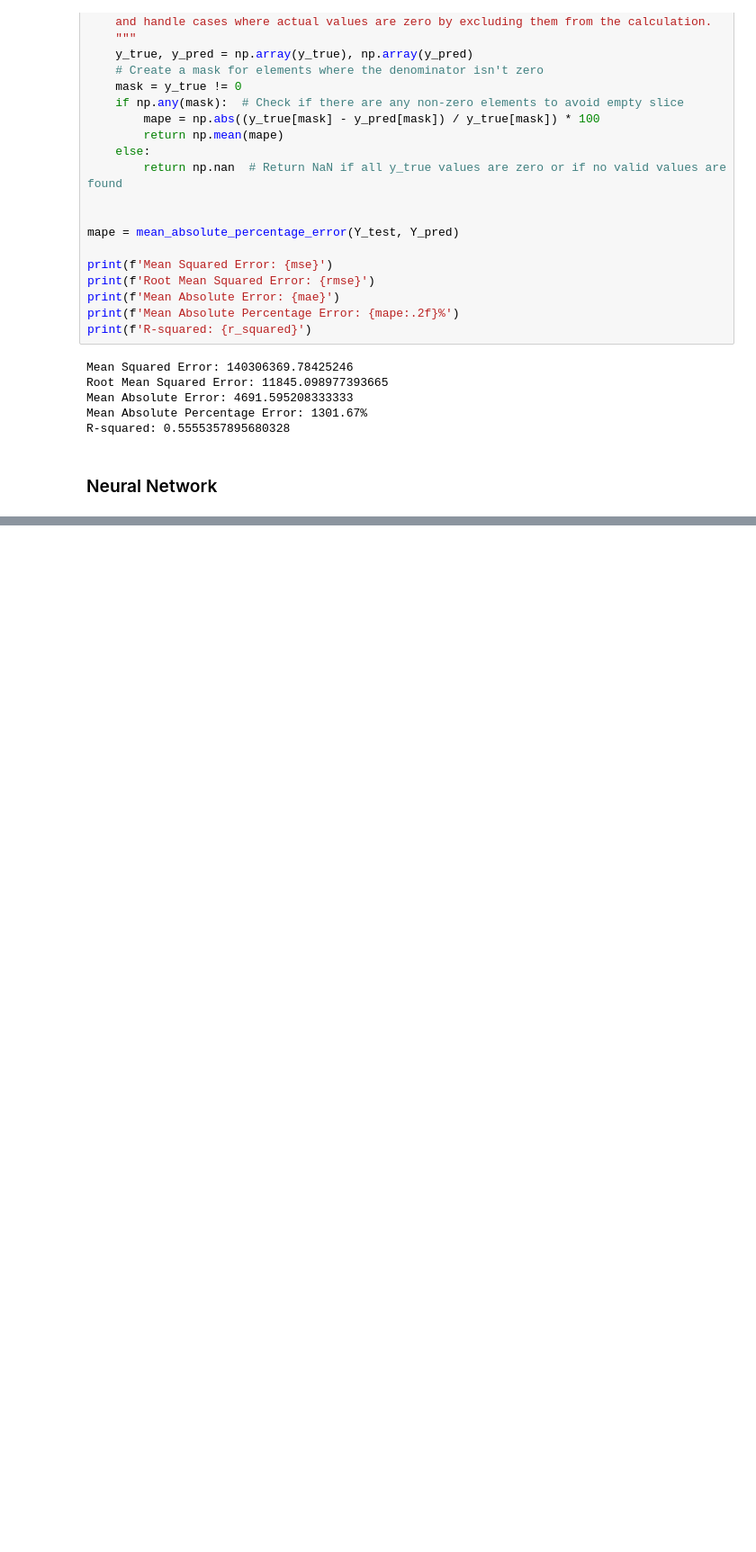
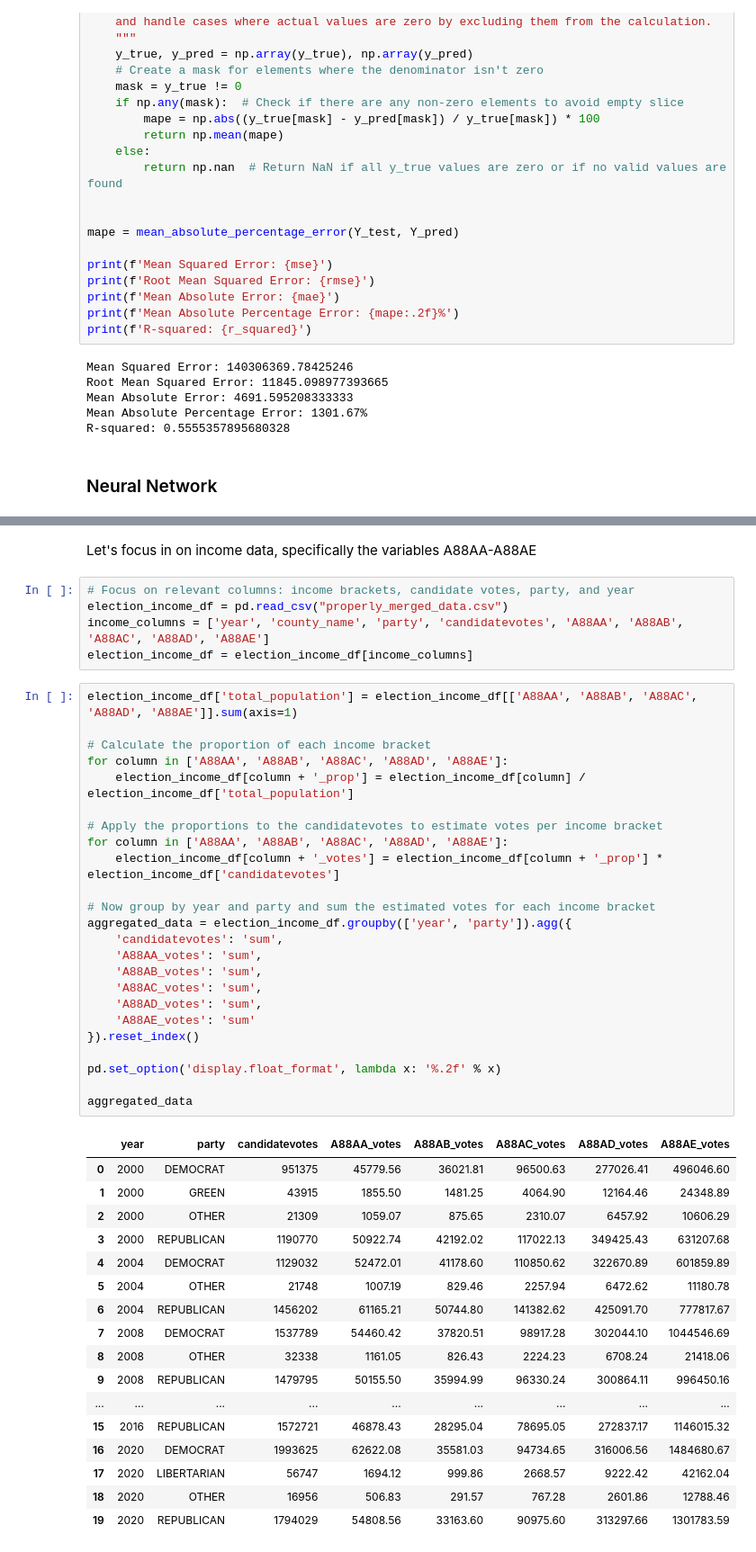
Before and after one commit to farhaniwnl/project_voting_crg3ts, a Jupyter notebook: final_paper.ipynb, the cells around one changed output, grey strips where cells are left out. Shown: that part at 90% size. Cells and saved outputs as stored; diff of their text form; blank space fills up the shorter version.

Commit message:
income processing

```diff
--- a/final_paper.ipynb
+++ b/final_paper.ipynb
@@ -291,0 +292,49 @@ R-squared: 0.4730498365160454
+# %% [markdown]
+Let's focus in on income data, specifically the variables A88AA-A88AE
+# %%
+# Focus on relevant columns: income brackets, candidate votes, party, and year
+election_income_df = pd.read_csv("properly_merged_data.csv")
+income_columns = ['year', 'county_name', 'party', 'candidatevotes', 'A88AA', 'A88AB', 'A88AC', 'A88AD', 'A88AE']
+election_income_df = election_income_df[income_columns]
+# %%
+election_income_df['total_population'] = election_income_df[['A88AA', 'A88AB', 'A88AC', 'A88AD', 'A88AE']].sum(axis=1)
+
+# Calculate the proportion of each income bracket
+for column in ['A88AA', 'A88AB', 'A88AC', 'A88AD', 'A88AE']:
+    election_income_df[column + '_prop'] = election_income_df[column] / election_income_df['total_population']
+
+# Apply the proportions to the candidatevotes to estimate votes per income bracket
+for column in ['A88AA', 'A88AB', 'A88AC', 'A88AD', 'A88AE']:
+    election_income_df[column + '_votes'] = election_income_df[column + '_prop'] * election_income_df['candidatevotes']
+
+# Now group by year and party and sum the estimated votes for each income bracket
+aggregated_data = election_income_df.groupby(['year', 'party']).agg({
+    'candidatevotes': 'sum',
+    'A88AA_votes': 'sum',
+    'A88AB_votes': 'sum',
+    'A88AC_votes': 'sum',
+    'A88AD_votes': 'sum',
+    'A88AE_votes': 'sum'
+}).reset_index()
+
+pd.set_option('display.float_format', lambda x: '%.2f' % x)
+
+aggregated_data
+# %% [output]
+|  | year | party | candidatevotes | A88AA_votes | A88AB_votes | A88AC_votes | A88AD_votes | A88AE_votes |
+| 0 | 2000 | DEMOCRAT | 951375 | 45779.56 | 36021.81 | 96500.63 | 277026.41 | 496046.60 |
+| 1 | 2000 | GREEN | 43915 | 1855.50 | 1481.25 | 4064.90 | 12164.46 | 24348.89 |
+| 2 | 2000 | OTHER | 21309 | 1059.07 | 875.65 | 2310.07 | 6457.92 | 10606.29 |
+| 3 | 2000 | REPUBLICAN | 1190770 | 50922.74 | 42192.02 | 117022.13 | 349425.43 | 631207.68 |
+| 4 | 2004 | DEMOCRAT | 1129032 | 52472.01 | 41178.60 | 110850.62 | 322670.89 | 601859.89 |
+| 5 | 2004 | OTHER | 21748 | 1007.19 | 829.46 | 2257.94 | 6472.62 | 11180.78 |
+| 6 | 2004 | REPUBLICAN | 1456202 | 61165.21 | 50744.80 | 141382.62 | 425091.70 | 777817.67 |
+| 7 | 2008 | DEMOCRAT | 1537789 | 54460.42 | 37820.51 | 98917.28 | 302044.10 | 1044546.69 |
+| 8 | 2008 | OTHER | 32338 | 1161.05 | 826.43 | 2224.23 | 6708.24 | 21418.06 |
+| 9 | 2008 | REPUBLICAN | 1479795 | 50155.50 | 35994.99 | 96330.24 | 300864.11 | 996450.16 |
+| ... | ... | ... | ... | ... | ... | ... | ... | ... |
+| 15 | 2016 | REPUBLICAN | 1572721 | 46878.43 | 28295.04 | 78695.05 | 272837.17 | 1146015.32 |
+| 16 | 2020 | DEMOCRAT | 1993625 | 62622.08 | 35581.03 | 94734.65 | 316006.56 | 1484680.67 |
+| 17 | 2020 | LIBERTARIAN | 56747 | 1694.12 | 999.86 | 2668.57 | 9222.42 | 42162.04 |
+| 18 | 2020 | OTHER | 16956 | 506.83 | 291.57 | 767.28 | 2601.86 | 12788.46 |
+| 19 | 2020 | REPUBLICAN | 1794029 | 54808.56 | 33163.60 | 90975.60 | 313297.66 | 1301783.59 |
```
Also changed, not shown: parts of 2 cells of this notebook.
